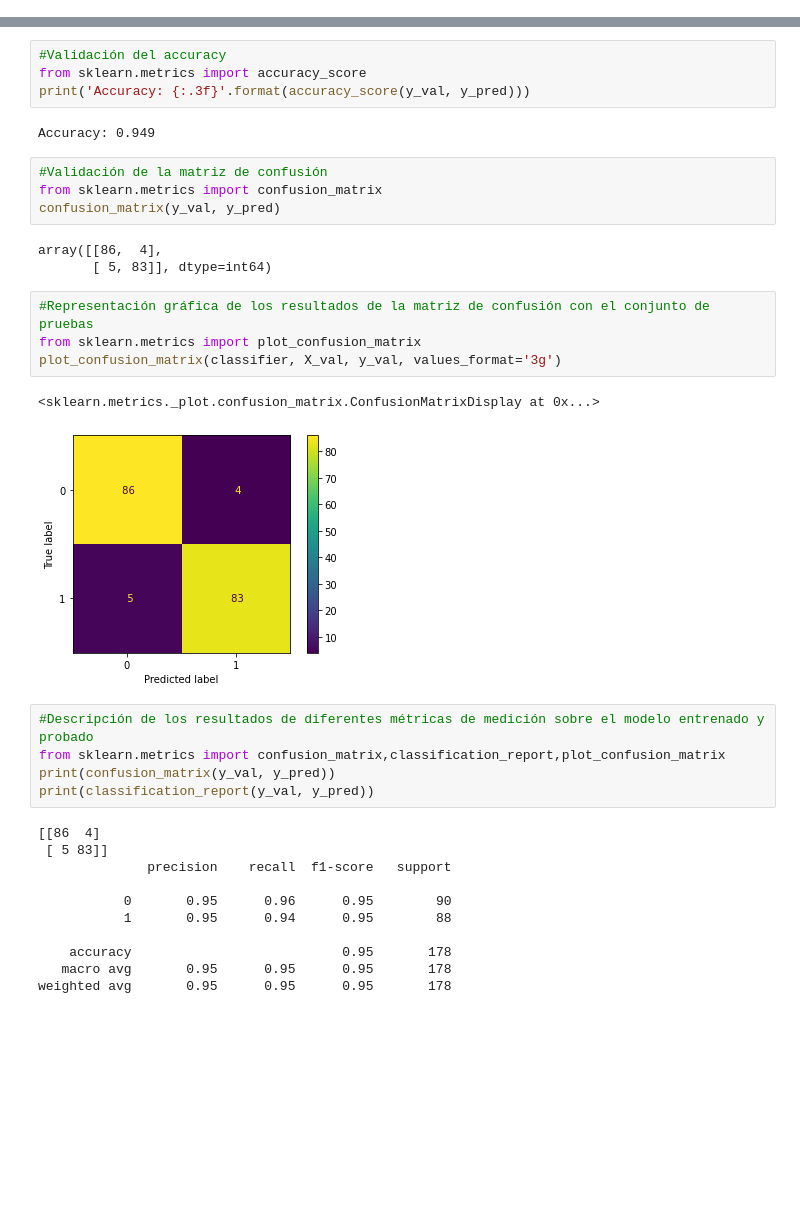
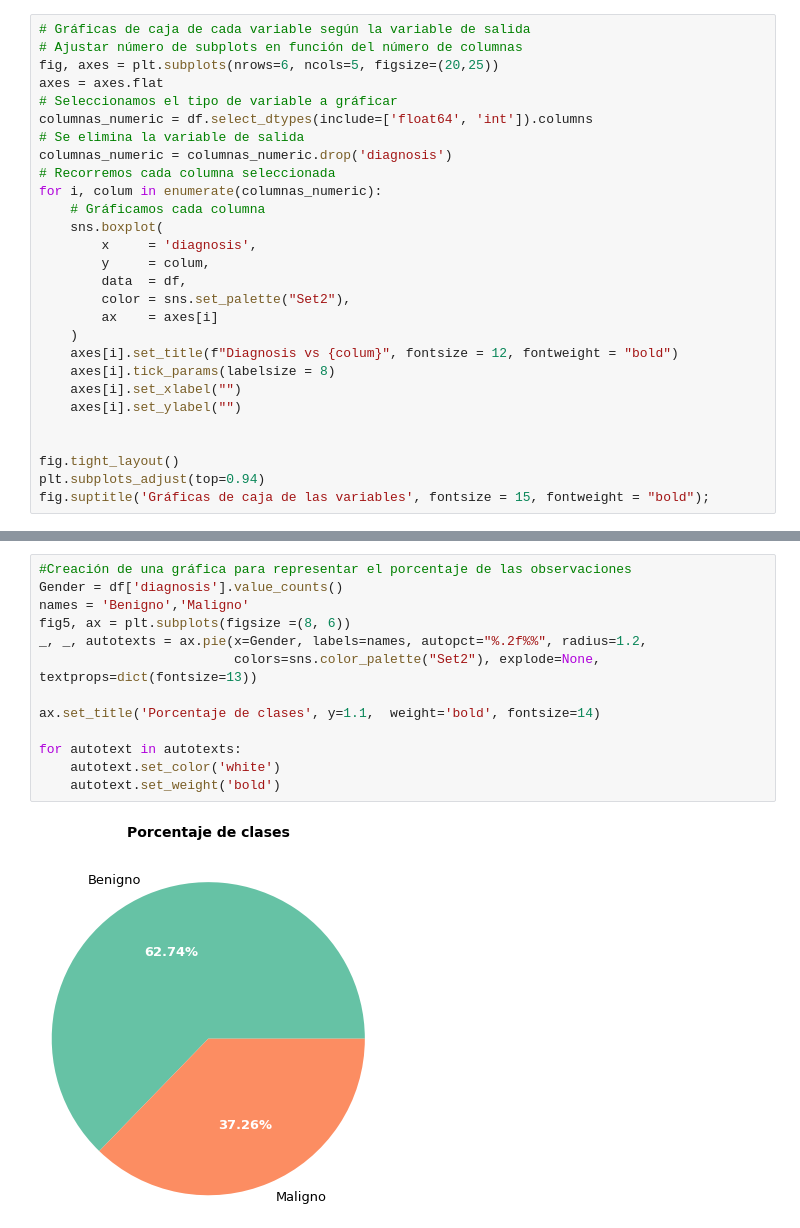
Before and after one commit to Lizzy-Mejia/Breast_Cancer_Prediction, a Jupyter notebook: Breast_Cancer_Prediction.ipynb, the cells around one changed output, grey strips where cells are left out. Drawn from its saved outputs; the diff is of its cells as text; blank space fills up the shorter version.

```diff
--- a/Breast_Cancer_Prediction.ipynb
+++ b/Breast_Cancer_Prediction.ipynb
@@ -85,0 +211,28 @@ df_new
+# %%
+# Gráficas de caja de cada variable según la variable de salida
+# Ajustar número de subplots en función del número de columnas
+fig, axes = plt.subplots(nrows=6, ncols=5, figsize=(20,25))
+axes = axes.flat
+# Seleccionamos el tipo de variable a gráficar
+columnas_numeric = df.select_dtypes(include=['float64', 'int']).columns
+# Se elimina la variable de salida
+columnas_numeric = columnas_numeric.drop('diagnosis')
+# Recorremos cada columna seleccionada
+for i, colum in enumerate(columnas_numeric):
+    # Gráficamos cada columna
+    sns.boxplot(
+        x     = 'diagnosis',
+        y     = colum,
+        data  = df,
+        color = sns.set_palette("Set2"),
+        ax    = axes[i]
+    )
+    axes[i].set_title(f"Diagnosis vs {colum}", fontsize = 12, fontweight = "bold")
+    axes[i].tick_params(labelsize = 8)
+    axes[i].set_xlabel("")
+    axes[i].set_ylabel("")
+
+
+fig.tight_layout()
+plt.subplots_adjust(top=0.94)
+fig.suptitle('Gráficas de caja de las variables', fontsize = 15, fontweight = "bold");
@@ -535,36 +254,15 @@ y_pred  = classifier.predict(X_val)
-# %%
-#Validación del accuracy
-from sklearn.metrics import accuracy_score
-print('Accuracy: {:.3f}'.format(accuracy_score(y_val, y_pred)))
-# %% [output]
-Accuracy: 0.949
-# %%
-#Validación de la matriz de confusión
-from sklearn.metrics import confusion_matrix
-confusion_matrix(y_val, y_pred)
-# %% [output]
-array([[86,  4],
-       [ 5, 83]], dtype=int64)
-# %%
-#Representación gráfica de los resultados de la matriz de confusión con el conjunto de pruebas
-from sklearn.metrics import plot_confusion_matrix
-plot_confusion_matrix(classifier, X_val, y_val, values_format='3g')
-# %% [output]
-<sklearn.metrics._plot.confusion_matrix.ConfusionMatrixDisplay at 0x...>
-[figure, removed]
-# %%
-#Descripción de los resultados de diferentes métricas de medición sobre el modelo entrenado y probado
-from sklearn.metrics import confusion_matrix,classification_report,plot_confusion_matrix
-print(confusion_matrix(y_val, y_pred))
-print(classification_report(y_val, y_pred))
-# %% [output]
-[[86  4]
- [ 5 83]]
-              precision    recall  f1-score   support
-
-           0       0.95      0.96      0.95        90
-           1       0.95      0.94      0.95        88
-
-    accuracy                           0.95       178
-   macro avg       0.95      0.95      0.95       178
-weighted avg       0.95      0.95      0.95       178
+# %%
+#Creación de una gráfica para representar el porcentaje de las observaciones
+Gender = df['diagnosis'].value_counts()
+names = 'Benigno','Maligno'
+fig5, ax = plt.subplots(figsize =(8, 6))
+_, _, autotexts = ax.pie(x=Gender, labels=names, autopct="%.2f%%", radius=1.2,
+                         colors=sns.color_palette("Set2"), explode=None, textprops=dict(fontsize=13))
+
+ax.set_title('Porcentaje de clases', y=1.1,  weight='bold', fontsize=14)
+
+for autotext in autotexts:
+    autotext.set_color('white')
+    autotext.set_weight('bold')
+# %% [output]
+[figure, added]
```
Also changed, not shown: parts of 130 cells of this notebook, 1 other file.
